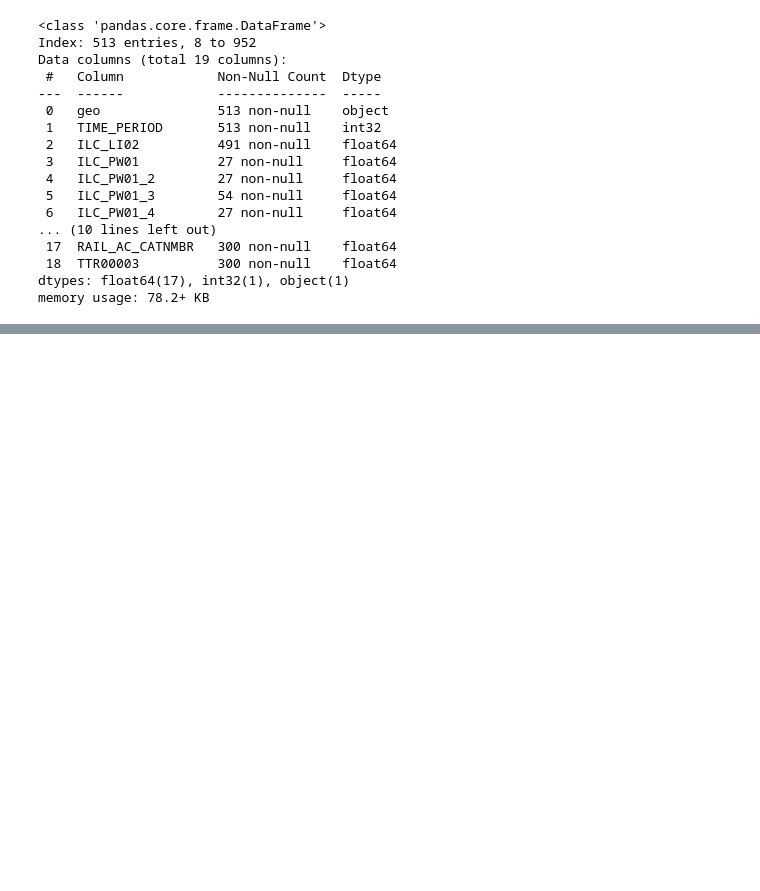
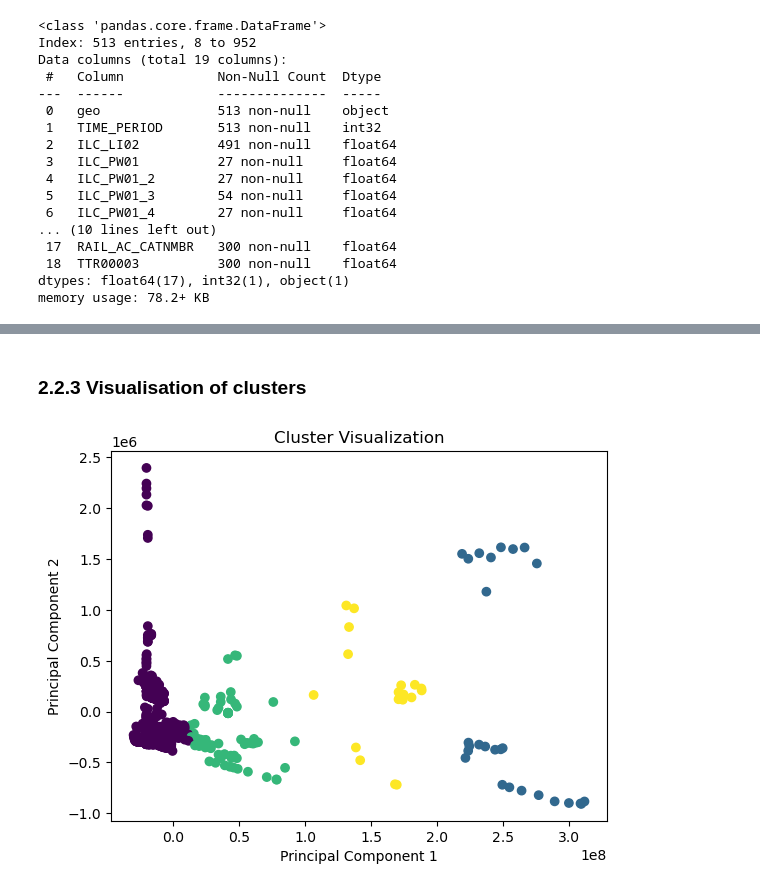
Before and after one commit to EmmaMcC1802/CA2, a Jupyter notebook: Codebook2_Stats_ML.ipynb, the cells around one changed output, grey strips where cells are left out. Saved outputs shown, nothing was run; the diff lists cells and outputs as text; code cells hidden in the pictures; blank space fills up the shorter version.

```diff
--- a/Codebook2_Stats_ML.ipynb
+++ b/Codebook2_Stats_ML.ipynb
@@ -513,0 +735,3 @@ ValueError: could not convert string to float: 'SI'
+# %%
+kmeans = KMeans(n_clusters=4, random_state=0)
+cluster_labels = kmeans.fit_predict(EUROSTAT_unsup)
@@ -513,0 +742,17 @@ ValueError: could not convert string to float: 'SI'
+# %%
+from sklearn.decomposition import PCA
+
+pca = PCA(n_components=2)
+pca_result = pca.fit_transform(EUROSTAT_unsup)
+pca_df = pd.DataFrame(data=pca_result, columns=['pca1', 'pca2'])
+pca_df['cluster'] = cluster_labels
+# %% [markdown]
+### 2.2.3 Visualisation of clusters
+# %%
+plt.scatter(pca_df['pca1'], pca_df['pca2'], c=pca_df['cluster'], cmap='viridis')
+plt.xlabel('Principal Component 1')
+plt.ylabel('Principal Component 2')
+plt.title('Cluster Visualization')
+plt.show()
+# %% [output]
+[figure, added]
```
Also changed, not shown: parts of 33 cells of this notebook, 2 other files.
